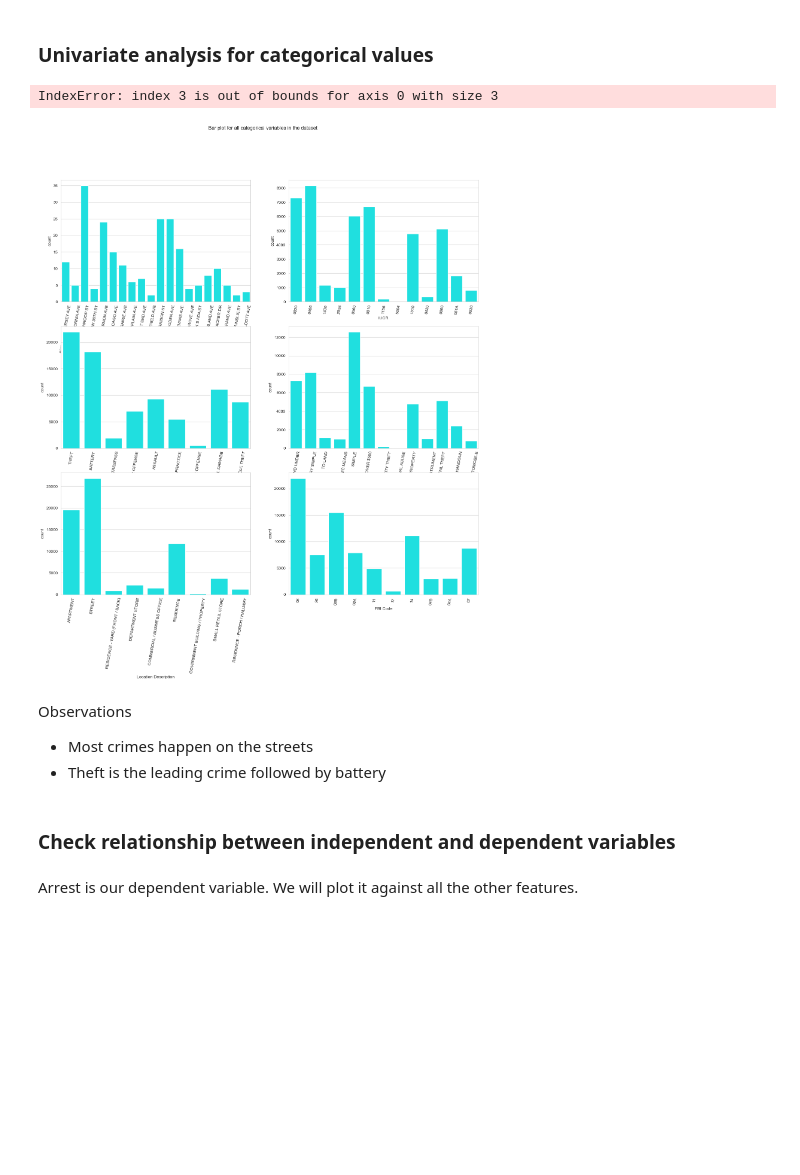
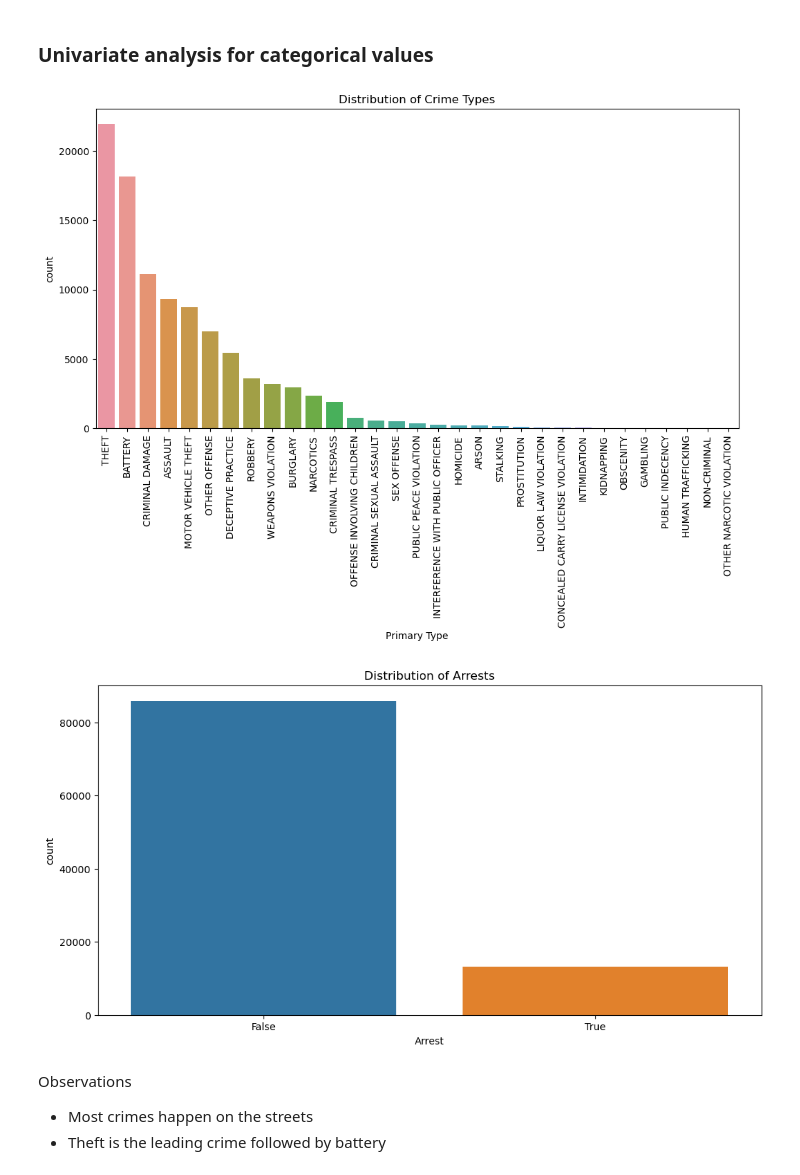
Before and after one commit to SirIan71/Chicago_crime_data_Ml, a Jupyter notebook: Chicago crime.ipynb, the cells around one changed output. Cells and saved outputs as stored; diff of their text form; code cells hidden in the pictures; blank space fills up the shorter version.

Commit message:
final commit
The models take a lot of time to execute due to the large dataset.

```diff
--- a/Chicago crime.ipynb
+++ b/Chicago crime.ipynb
@@ -276,26 +308,22 @@ Observations
 - we have a few ouliers in x coordinate and longitude
 # %% [markdown]
 ### Univariate analysis for categorical values
-# %%
-fig, axes = plt.subplots(3, 2, figsize=(18, 18), squeeze = True)
-fig.suptitle('Bar plot for all categorical variables in the dataset')
-
-for i, col in enumerate(cat_cols):
-    row = i // 2
-    col_index = i % 2
-    ax = sns.countplot(ax=axes[row, col_index], x=col, data=clean_data, color='cyan',
-                  order=clean_data[col].head(20).value_counts().index)
-    ax.set_xticklabels(ax.get_xticklabels(), rotation = 80)
-
-plt.show()
-# %% [output]
-IndexError: index 3 is out of bounds for axis 0 with size 3
-[figure, removed]
+# %%
+# Plotting distributions of some key features
+plt.figure(figsize=(12, 6))
+sns.countplot(x='Primary Type', data=cleaned_data, order=cleaned_data['Primary Type'].value_counts().index)
+plt.xticks(rotation=90)
+plt.title('Distribution of Crime Types')
+plt.show()
+
+plt.figure(figsize=(12, 6))
+sns.countplot(x='Arrest', data=cleaned_data)
+plt.title('Distribution of Arrests')
+plt.show()
+# %% [output]
+[figure, added]
+[figure, added]
 # %% [markdown]
 Observations
 - Most crimes happen on the streets
 - Theft is the leading crime followed by battery
-# %% [markdown]
-### Check relationship between independent and dependent variables
-# %% [markdown]
-Arrest is our dependent variable. We will plot it against all the other features.
```
Also changed, not shown: parts of 111 cells of this notebook, 5 other files.
